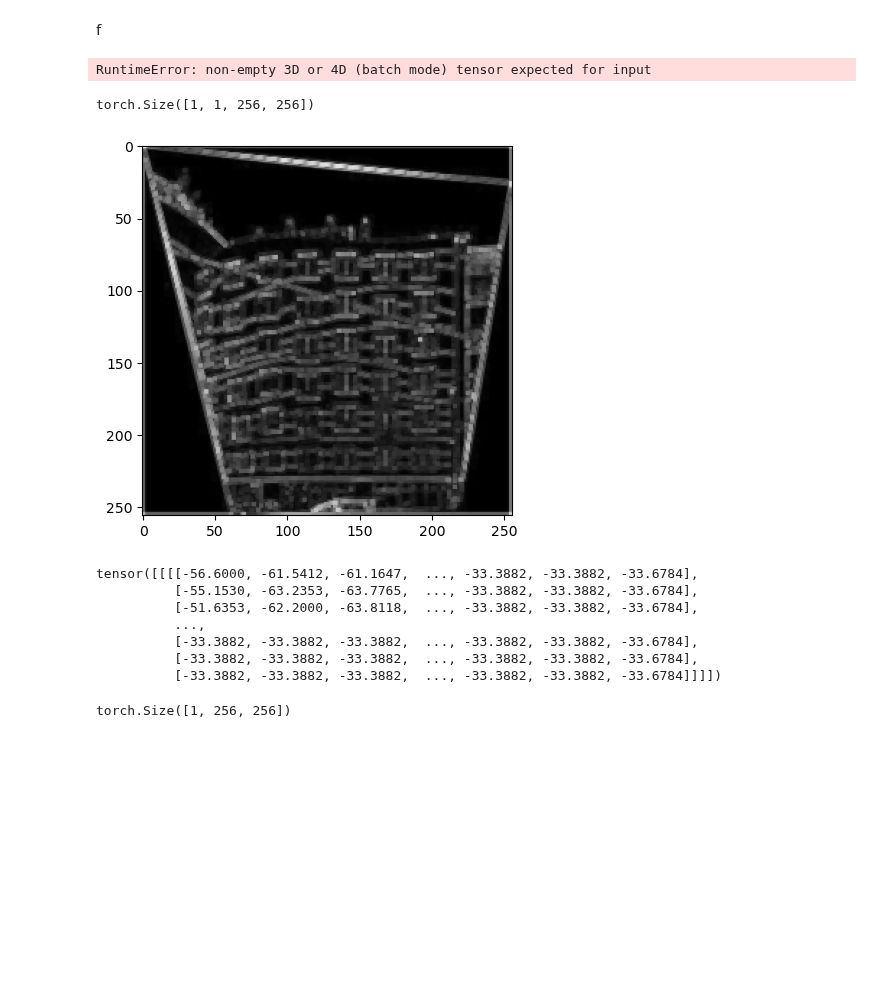
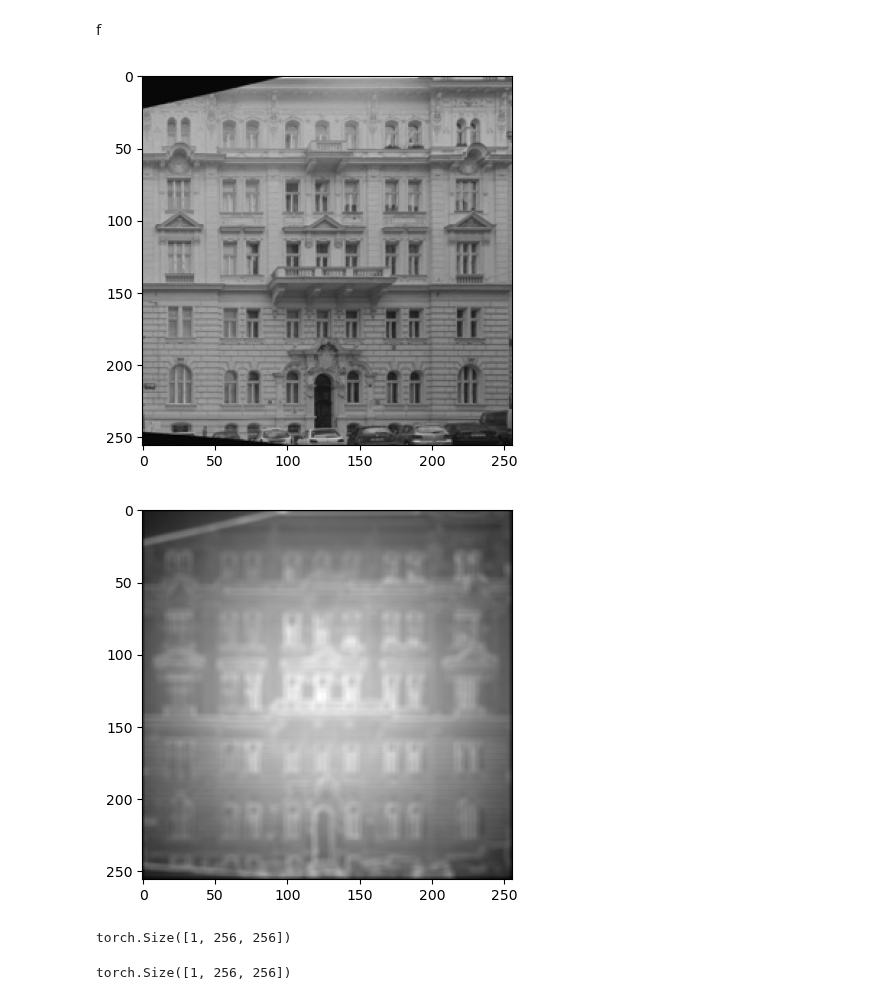
Before and after one commit to AlejandroDopico2/GAN-Facades, a Jupyter notebook: pruebas.ipynb, the cells around one changed output. Saved outputs shown, nothing was run; the diff lists cells and outputs as text; code cells hidden in the pictures; blank space fills up the shorter version.

```diff
--- a/pruebas.ipynb
+++ b/pruebas.ipynb
@@ -49,39 +5,37 @@ save_image(torch.cat([img2, W(img2).repeat(3, 1, 1)], -1), 'image_015-weight.jpg
-# %%
-plt.imshow(W(img1[0]).permute(1, 2, 0), cmap='gray')
-# %% [output]
-RuntimeError: non-empty 3D or 4D (batch mode) tensor expected for input
-# %%
-from typing import Tuple
-import numpy as np
-
-
-import matplotlib.pyplot as plt
-
-laplacian5 = torch.tensor([
-    [0, 0, -1, 0, 0],
-    [0, -1, -2, -1, 0],
-    [-1, -2, 16, -2, -1],
-    [0, -1, -2, -1, 0],
-    [0, 0, -1, 0, 0],
-], dtype=torch.float32)
-
-res = max_pool2d(conv2d(img, laplacian5.unsqueeze(0).repeat(3,1,1).unsqueeze(0), padding=2).abs(), kernel_size=3, stride=1, padding=1)
-res = (res-res.min())/(res.max()-res.min())
-plt.imshow(res[0][0], cmap='gray')
-res.shape
-# %% [output]
-torch.Size([1, 1, 256, 256])
-[figure, removed]
-# %%
-res
-# %% [output]
-tensor([[[[-56.6000, -61.5412, -61.1647,  ..., -33.3882, -33.3882, -33.6784],
-          [-55.1530, -63.2353, -63.7765,  ..., -33.3882, -33.3882, -33.6784],
-          [-51.6353, -62.2000, -63.8118,  ..., -33.3882, -33.3882, -33.6784],
-          ...,
-          [-33.3882, -33.3882, -33.3882,  ..., -33.3882, -33.3882, -33.6784],
-          [-33.3882, -33.3882, -33.3882,  ..., -33.3882, -33.3882, -33.6784],
-          [-33.3882, -33.3882, -33.3882,  ..., -33.3882, -33.3882, -33.6784]]]])
+# %%
+from PIL import Image
+from torch.nn.functional import conv2d, avg_pool2d, avg_pool3d, max_pool2d
+from torchvision.transforms.functional import pil_to_tensor, rgb_to_grayscale
+from torchvision.utils import save_image
+from torch.distributions import MultivariateNormal
+import torch
+import matplotlib.pyplot as plt
+from typing import Tuple
+from utils.fn import gaussian2d
+import numpy as np
+
+def imshow(img: torch.Tensor):
+        plt.imshow(img.permute(1, 2, 0), cmap='gray')
+
+
+mask = gaussian2d(256, 256).unsqueeze(0).unsqueeze(0).repeat(1, 1, 1, 1)
+img = rgb_to_grayscale(pil_to_tensor(Image.open('facades/image_008.jpg'))[:, :, :256])/255
+imshow(img)
+# %% [output]
+[figure, added]
+# %%
+k1, k2 = 3, 5
+W = max_pool2d(img, kernel_size=k1, stride=1, padding=k1//2) \
+    + max_pool2d(-img, kernel_size=k1, stride=1, padding=k1//2) + mask
+W = avg_pool2d(W, kernel_size=k2, stride=1, padding=k2//2)
+# W = (W-W.min())/(W.max()-W.min())
+imshow(W.squeeze(0))
+# %% [output]
+[figure, added]
+# %%
+W.shape
+# %% [output]
+torch.Size([1, 256, 256])
 # %%
 m = MultivariateNormal(torch.zeros(256,256), torch.eye(256)).sample().unsqueeze(0)
 m.shape
```
Also changed, not shown: parts of 1 cell of this notebook, 13 other files.
